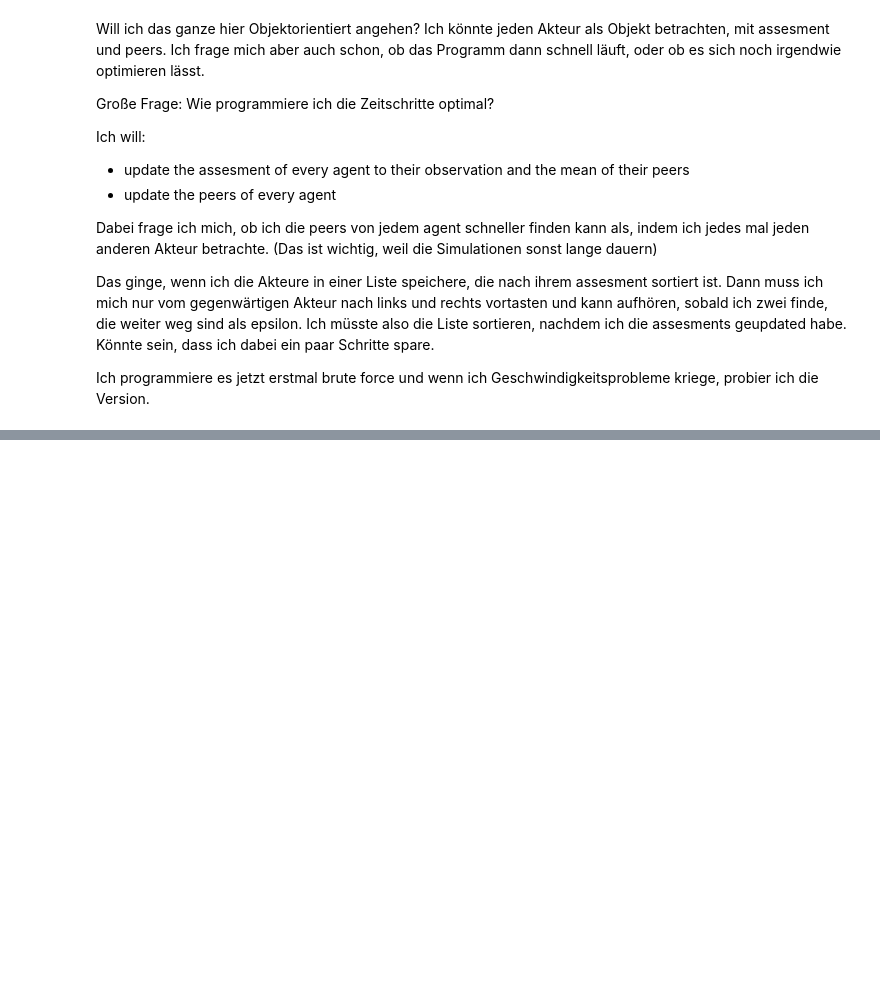
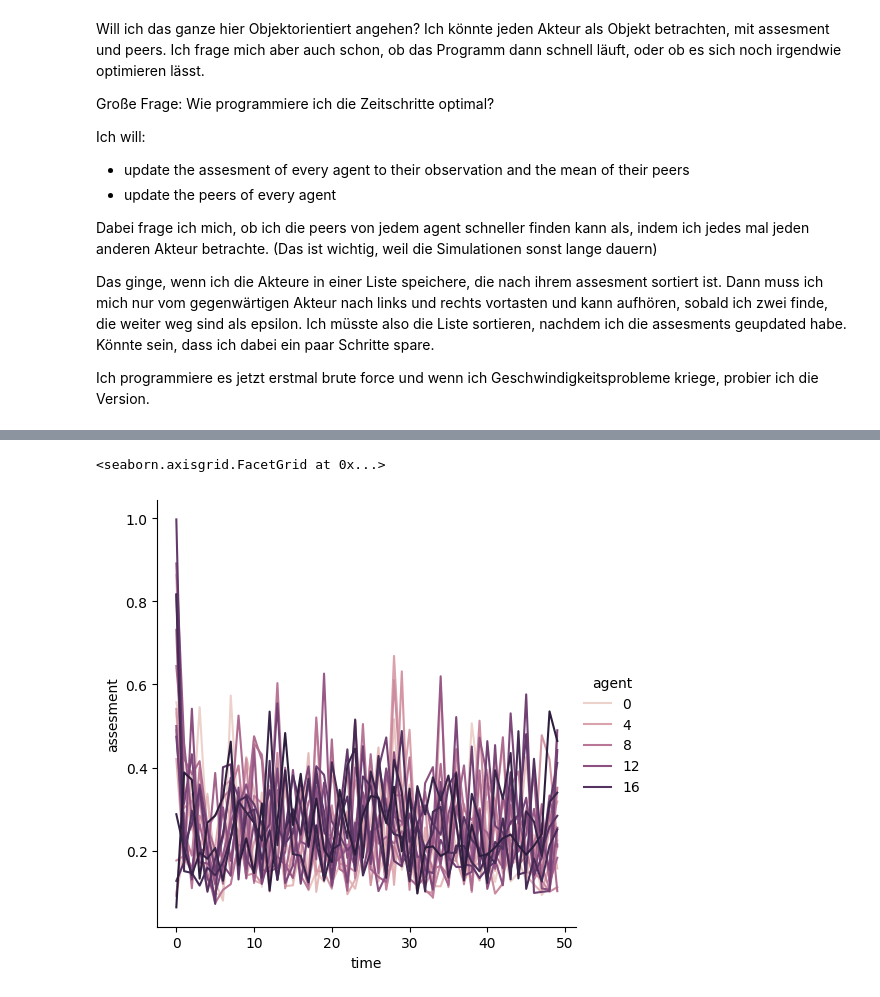
Before and after one commit to FrtZgwL/FreeSpeechABM, a Jupyter notebook: abm/model.ipynb, the cells around one changed output, grey strips where cells are left out. Saved outputs shown, nothing was run; the diff lists cells and outputs as text; code cells hidden in the pictures; blank space fills up the shorter version.

```diff
--- a/abm/model.ipynb
+++ b/abm/model.ipynb
@@ -28,12 +28,12 @@ Ich programmiere es jetzt erstmal brute force und wenn ich Geschwindigkeitsprobl
 
 # let there be n agents with random initial assesements
 # every agent is represented by an integer in [0, n)
-n = 10
+n = 20
 epsilon = .3
 alpha = .4
-noise = .5
+noise = .3
 tau = .1
-max_time = 5
+max_time = 50
 data = []
 # %%
 # --- classes --- #
@@ -41,6 +41,7 @@ data = []
 class Agent:
     def __init__(self, id):
         self.assesment = 1 - rnd.random() # values in (0, 1]
+        self.previous_assesment = self.assesment # later needed to make the assesments of all agents change simultaneously
         self.peers = set()
         self.id = id
 
@@ -52,8 +53,7 @@ class Agent:
 
     def update_peers(self, agent_list):
         for potential_peer in agent_list:
-            if (potential_peer.id != self.id and
-                    abs(potential_peer.assesment - self.assesment < epsilon)):
+            if (abs(potential_peer.assesment - self.assesment) < epsilon):
                 self.peers.add(potential_peer)
 # %%
 # --- functions --- #
@@ -113,29 +122,26 @@ print_agent_list(agents)
 # %%
 # for each time step
 for u in range(1, max_time): # we did the fist step by setting everything up
-    # update the assesment of each agent to a ratio between the agents observations and the mean of their peers
+
+    # update the assesment of each agent to a ratio between the agents assesments and the mean of their peers
     for agent in agents:
+
         # observing
-        observation = np.random.normal(tau, noise/2) # random value from bell curve with tau as 2 std deviations
-        while observation <= 0 or observation > 1: # cutting off values outside (0, 1]
+        observation = np.random.normal(tau, noise/2) # random value from bell curve around tau with noise as 2 std deviations
+        while observation <= 0 or observation > 1: # cutting off observations outside (0, 1]
             observation = np.random.normal(tau, noise/2)
+        observation *= (1 - alpha)
 
-        if agent.peers:
-            observation *= (1- alpha)
+        # listening to peers
+        collective_peer_assesment = alpha * stat.mean([peer.previous_assesment for peer in agent.peers])
 
-            # listening to peers
-            collective_peer_assesment = alpha * stat.mean([peer.assesment for peer in agent.peers])
-
-            agent.assesment = observation + collective_peer_assesment
-        else:
-            # TODO: unneccessary: I should be my own peer; also: copy the assesments and work on a dict that doesnt change while you do it
-            agent.assesment = observation
-
+        agent.assesment = observation + collective_peer_assesment
         data.append([agent.id, u, agent.assesment])
 
-    # update each agents peers
+    # update each agents peers and prepare previous assesment for next loop
     for agent in agents:
         agent.update_peers(agents)
+        agent.previous_assesment = agent.assesment
 
     print_agent_list(agents)
 # %% [output]
@@ -214,0 +165,3 @@ for i in range(1, 10):
+# %%
+dataframe = pd.DataFrame(data, columns=["agent", "time", "assesment"])
+dataframe
@@ -214,0 +182,7 @@ for i in range(1, 10):
+# %%
+sns.relplot(
+    data=dataframe, kind="line",
+    x="time", y="assesment", hue="agent")
+# %% [output]
+<seaborn.axisgrid.FacetGrid at 0x...>
+[figure, added]
```
Also changed, not shown: parts of 7 cells of this notebook.
